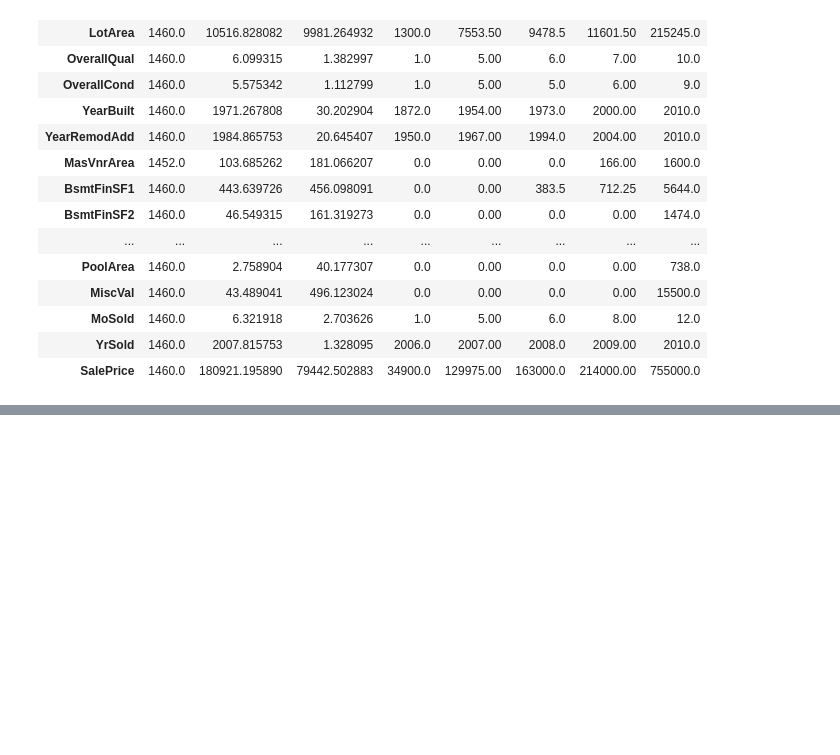
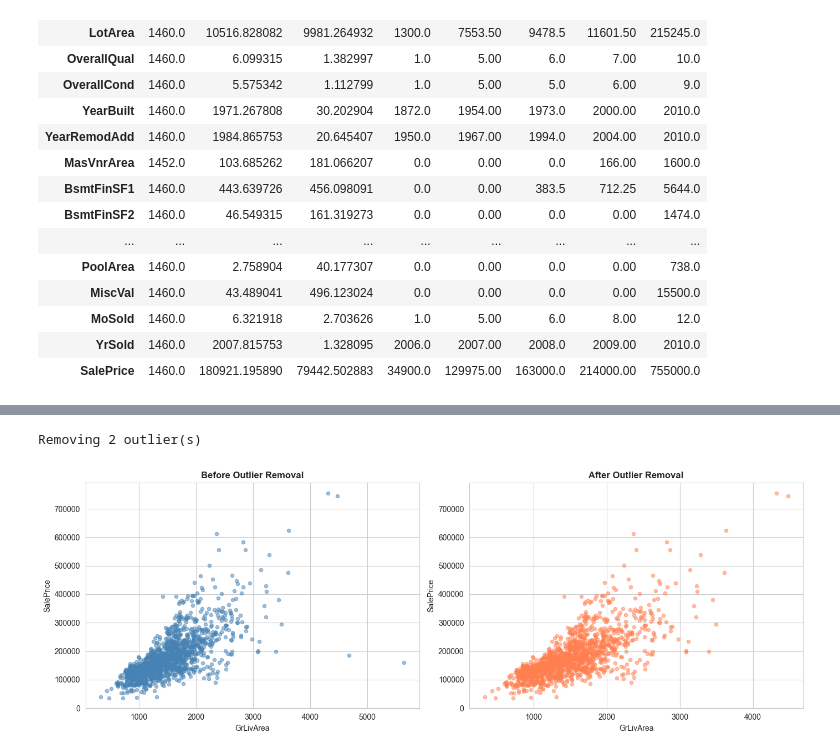
Before and after one commit to garnikdavtian/House_Pricing_Competitional, a Jupyter notebook: solution.ipynb, the cells around one changed output, grey strips where cells are left out. Drawn from its saved outputs; the diff is of its cells as text; code cells hidden in the pictures; blank space fills up the shorter version.

```diff
--- a/solution.ipynb
+++ b/solution.ipynb
@@ -790,0 +220,22 @@ FINAL STACKING SCORE: 0.1079 (std: 0.0157)
+# %%
+# Visualize outliers before removal
+fig, axes = plt.subplots(1, 2, figsize=(14, 5))
+axes[0].scatter(train['GrLivArea'], train['SalePrice'], alpha=0.5, s=20, c='steelblue')
+axes[0].set_xlabel('GrLivArea')
+axes[0].set_ylabel('SalePrice')
+axes[0].set_title('Before Outlier Removal', fontweight='bold')
+
+# Remove outliers
+outlier_mask = (train['GrLivArea'] > 4000) & (train['SalePrice'] < 300000)
+print(f'Removing {outlier_mask.sum()} outlier(s)')
+train = train.drop(train[outlier_mask].index)
+
+axes[1].scatter(train['GrLivArea'], train['SalePrice'], alpha=0.5, s=20, c='coral')
+axes[1].set_xlabel('GrLivArea')
+axes[1].set_ylabel('SalePrice')
+axes[1].set_title('After Outlier Removal', fontweight='bold')
+plt.tight_layout()
+plt.show()
+# %% [output]
+Removing 2 outlier(s)
+[figure, added]
```
Also changed, not shown: parts of 87 cells of this notebook, 1 other file.
